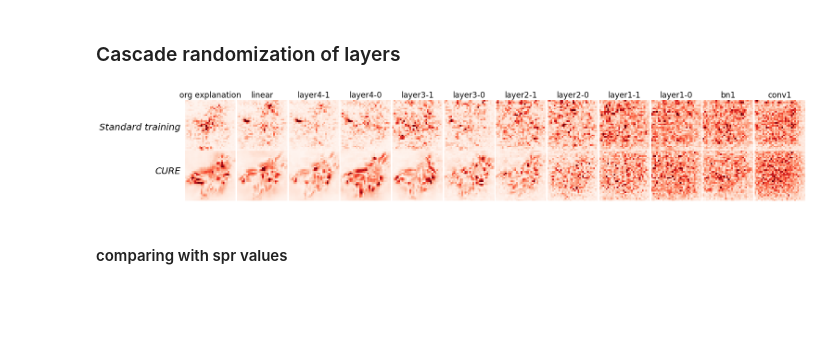
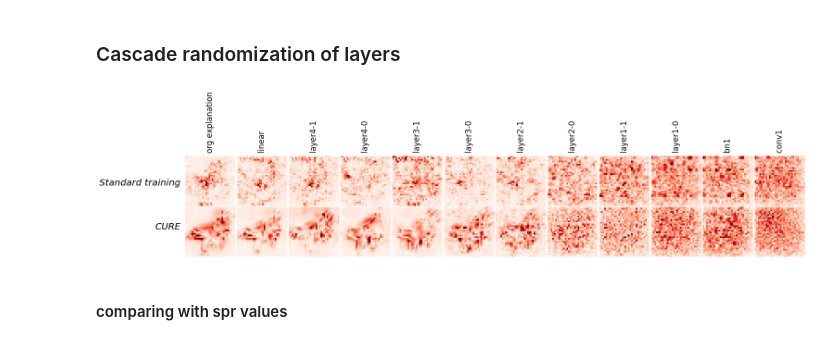
Before and after one commit to ahmadajal/Robust_Explanations, a Jupyter notebook: notebooks/sanity_check_explanations-CIFAR.ipynb, the cells around one changed output. Cells and saved outputs as stored; diff of their text form; code cells hidden in the pictures; blank space fills up the shorter version.

```diff
--- a/notebooks/sanity_check_explanations-CIFAR.ipynb
+++ b/notebooks/sanity_check_explanations-CIFAR.ipynb
@@ -68,9 +71,10 @@ img = image[idx].unsqueeze(dim=0).cuda()
 img_label = label[idx]
 # %%
 expl_standard = get_expl(model_standard, img, "saliency", desired_index=img_label)
-expl_cure = get_expl(model_cure, img, "saliency")
+expl_cure = get_expl(model_cure, img, "saliency", desired_index=img_label)
+expl_adv_train = get_expl(model_adv_train, img, "saliency", desired_index=img_label)
 
-fig, ax = plt.subplots(1,3, figsize=(6,2))
+fig, ax = plt.subplots(1,4, figsize=(8,2))
 ax[0].imshow(torch_to_image(img, data_mean, data_std))
 viz.visualize_image_attr(np.transpose(expl_standard.squeeze().cpu().detach().numpy(), (1,2,0)),
                              np.transpose(img.squeeze().cpu().detach().numpy(), (1,2,0)),
@@ -86,9 +90,17 @@ viz.visualize_image_attr(np.transpose(expl_cure.squeeze().cpu().detach().numpy()
                              show_colorbar=False,
                              outlier_perc=2,
                              fig_size=(3,3), plt_fig_axis=(fig, ax[2]), use_pyplot=False)
+viz.visualize_image_attr(np.transpose(expl_adv_train.squeeze().cpu().detach().numpy(), (1,2,0)),
+                             np.transpose(img.squeeze().cpu().detach().numpy(), (1,2,0)),
+                             method='heat_map',
+                             cmap="Reds",
+                             show_colorbar=False,
+                             outlier_perc=2,
+                             fig_size=(3,3), plt_fig_axis=(fig, ax[3]), use_pyplot=False)
 
-for i in range(3):
+for i in range(4):
     ax[i].axis('off')
 ax[1].set_title("standard training")
 ax[2].set_title("CURE")
+ax[3].set_title("adversarial training")
 # %% [output]
@@ -110,7 +122,7 @@ layer_names = layer_names[::-1]
 
 expl_standard = get_expl(model_standard, img, "saliency", desired_index=img_label)
 expl_cure = get_expl(model_cure, img, "saliency", desired_index=img_label)
-
+# expl_adv_train = get_expl(model_adv_train, img, "saliency", desired_index=img_label)
 
 fig, ax = plt.subplots(2, 12, figsize=(24, 4))
 viz.visualize_image_attr(np.transpose(expl_standard.squeeze().cpu().detach().numpy(), (1,2,0)),
@@ -129,6 +141,14 @@ viz.visualize_image_attr(np.transpose(expl_cure.squeeze().cpu().detach().numpy()
                              outlier_perc=2,
                              fig_size=(4,4), plt_fig_axis=(fig, ax[1, 0]), use_pyplot=False)
 
+# viz.visualize_image_attr(np.transpose(expl_adv_train.squeeze().cpu().detach().numpy(), (1,2,0)),
+#                              np.transpose(img.squeeze().cpu().detach().numpy(), (1,2,0)),
+#                              method='heat_map',
+#                              cmap="Reds",
+#                              show_colorbar=False,
+#                              outlier_perc=2,
+#                              fig_size=(4,4), plt_fig_axis=(fig, ax[2, 0]), use_pyplot=False)
+
 
 
 org_layers_to_reinit = []
@@ -141,7 +161,7 @@ for child_name, child in model_standard.named_children():
         org_layers_to_reinit.append(child)
     elif isinstance(child, nn.Sequential):
         for c_name, c in child.named_children():
-            if isinstance(c, resnet_softplus.BasicBlock):
+            if isinstance(c, resnet.BasicBlock):
                 org_layers_to_reinit.append(c)
     elif isinstance(child, nn.Linear):
         org_layers_to_reinit.append(child)
@@ -160,7 +180,7 @@ for i, l in enumerate(org_layers_to_reinit):
         nn.init.constant_(l.running_var, 1)
     elif isinstance(l, nn.Linear):
         nn.init.xavier_uniform_(l.weight)
-    elif isinstance(l, resnet_softplus.BasicBlock):
+    elif isinstance(l, resnet.BasicBlock):
         for c_name, c in l.named_children():
             if isinstance(c, nn.Conv2d):
                 nn.init.xavier_uniform_(c.weight)
@@ -189,7 +209,7 @@ for child_name, child in model_cure.named_children():
         cure_layers_to_reinit.append(child)
     elif isinstance(child, nn.Sequential):
         for c_name, c in child.named_children():
-            if isinstance(c, resnet_softplus.BasicBlock):
+            if isinstance(c, resnet.BasicBlock):
                 cure_layers_to_reinit.append(c)
     elif isinstance(child, nn.Linear):
         cure_layers_to_reinit.append(child)
@@ -208,42 +228,90 @@ for i, l in enumerate(cure_layers_to_reinit):
         nn.init.constant_(l.running_var, 1)
     elif isinstance(l, nn.Linear):
         nn.init.xavier_uniform_(l.weight)
-    elif isinstance(l, resnet_softplus.BasicBlock):
+    elif isinstance(l, resnet.BasicBlock):
         for c_name, c in l.named_children():
             if isinstance(c, nn.Conv2d):
                 nn.init.xavier_uniform_(c.weight)
             elif isinstance(c, nn.BatchNorm2d):
                 nn.init.constant_(c.bias, 0)
                 nn.init.constant_(c.weight, 1)
                 nn.init.constant_(c.running_mean, 0)
                 nn.init.constant_(c.running_var, 1)
 
     expl_cure = get_expl(model_cure, img, "saliency", desired_index=img_label)
 
     viz.visualize_image_attr(np.transpose(expl_cure.squeeze().cpu().detach().numpy(), (1,2,0)),
                              np.transpose(img.squeeze().cpu().detach().numpy(), (1,2,0)),
                              method='heat_map',
                              cmap="Reds",
                              show_colorbar=False,
                              outlier_perc=2,
                              fig_size=(4,4), plt_fig_axis=(fig, ax[1, i+1]), use_pyplot=False)
 
+############adversarial training####################
+# adv_train_layers_to_reinit = []
+
+# for child_name, child in model_adv_train.named_children():
+#     if isinstance(child, nn.Conv2d):
+#         adv_train_layers_to_reinit.append(child)
+#     elif isinstance(child, nn.BatchNorm2d):
+#         adv_train_layers_to_reinit.append(child)
+#     elif isinstance(child, nn.Sequential):
+#         for c_name, c in child.named_children():
+#             if isinstance(c, resnet.BasicBlock):
+#                 adv_train_layers_to_reinit.append(c)
+#     elif isinstance(child, nn.Linear):
+#         adv_train_layers_to_reinit.append(child)
+#     else:
+#         pass
+
+# adv_train_layers_to_reinit = adv_train_layers_to_reinit[::-1]
+
+# for i, l in enumerate(adv_train_layers_to_reinit):
+#     if isinstance(l, nn.Conv2d):
+#         nn.init.xavier_uniform_(l.weight)
+#     elif isinstance(l, nn.BatchNorm2d):
+#         nn.init.constant_(l.bias, 0)
+#         nn.init.constant_(l.weight, 1)
+#         nn.init.constant_(l.running_mean, 0)
+#         nn.init.constant_(l.running_var, 1)
+#     elif isinstance(l, nn.Linear):
+#         nn.init.xavier_uniform_(l.weight)
+#     elif isinstance(l, resnet.BasicBlock):
+#         for c_name, c in l.named_children():
+#             if isinstance(c, nn.Conv2d):
+#                 nn.init.xavier_uniform_(c.weight)
+#             elif isinstance(c, nn.BatchNorm2d):
+#                 nn.init.constant_(c.bias, 0)
+#                 nn.init.constant_(c.weight, 1)
+#                 nn.init.constant_(c.running_mean, 0)
+#                 nn.init.constant_(c.running_var, 1)
+
+#     expl_adv_train = get_expl(model_adv_train, img, "saliency", desired_index=img_label)
+
+#     viz.visualize_image_attr(np.transpose(expl_adv_train.squeeze().cpu().detach().numpy(), (1,2,0)),
+#                              np.transpose(img.squeeze().cpu().detach().numpy(), (1,2,0)),
+#                              method='heat_map',
+#                              cmap="Reds",
+#                              show_colorbar=False,
+#                              outlier_perc=2,
+#                              fig_size=(4,4), plt_fig_axis=(fig, ax[2, i+1]), use_pyplot=False)
 
 
 
 for i in range(12):
-    ax[0, i].set_title(layer_names[i], fontsize=17)
+    ax[0, i].set_title(" " + layer_names[i], fontsize=17, rotation=90)
 for i in range(2):
     for j in range(12):
         ax[i,j].axis('off')
 fig.text(0.12, 0.66, 'Standard training', style = 'oblique', fontsize = 20, horizontalalignment ='right')
 fig.text(0.12, 0.33, 'CURE', style = 'oblique', fontsize = 20, horizontalalignment ='right')
-# fig.text(0.12, 0.4, 'Uniform Grad', style = 'oblique', fontsize = 20, horizontalalignment ='right')
+# fig.text(0.12, 0.25, 'adversarial training', style = 'oblique', fontsize = 20, horizontalalignment ='right')
 # fig.text(0.12, 0.2, 'Softplus (saliency)', style = 'oblique', fontsize = 20, horizontalalignment ='right')
 plt.subplots_adjust(wspace=0.01, hspace=0.01)
 plt.savefig("expls_cascade_randomized_cifar.jpg", dpi=300, bbox_inches='tight', pad_inches=0.05);
 # %% [output]
-[figure, old version]
+[figure, new version]
 # %% [markdown]
 #### comparing with spr values
 # %%
```
Also changed, not shown: parts of 5 cells of this notebook, 17 other files.
